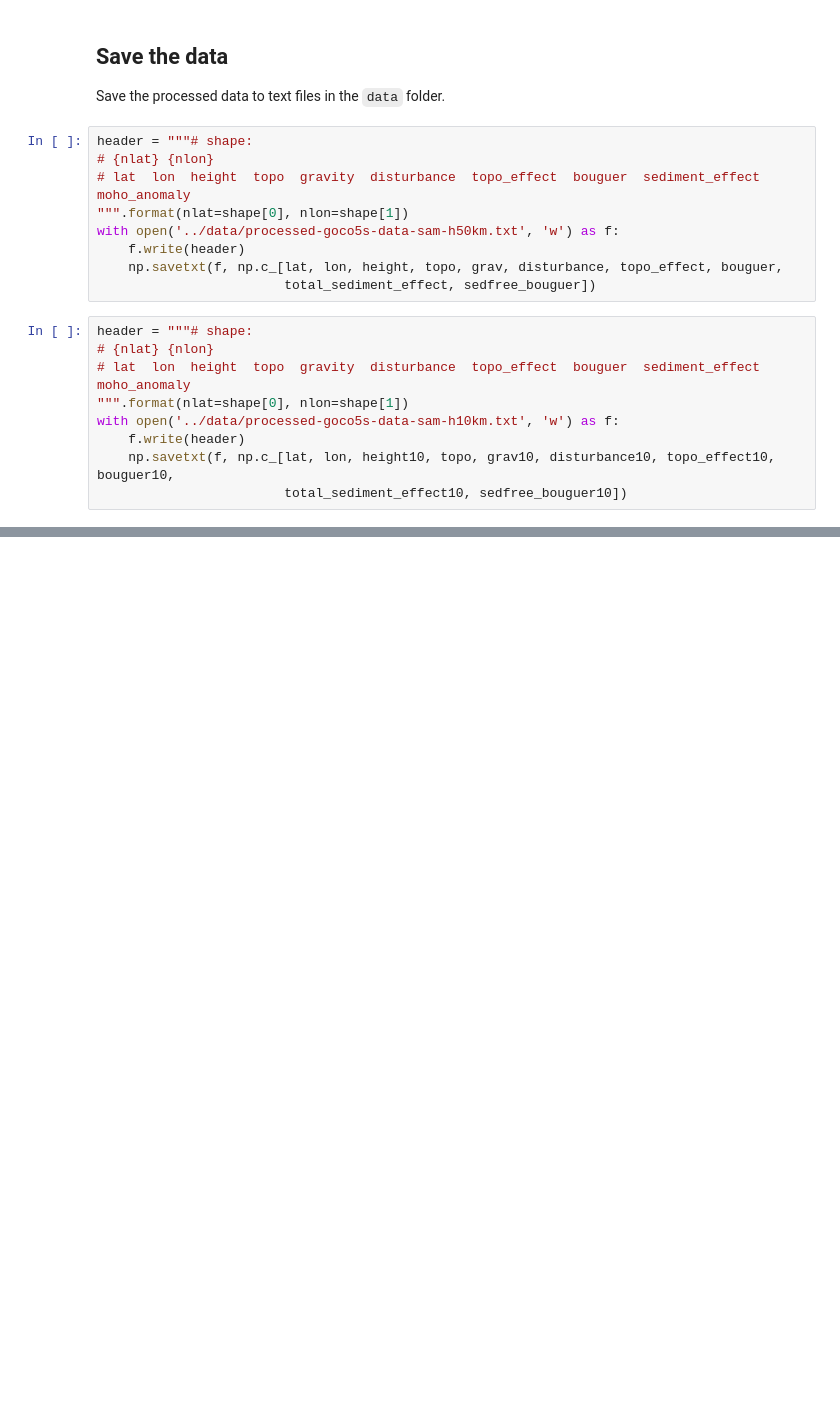
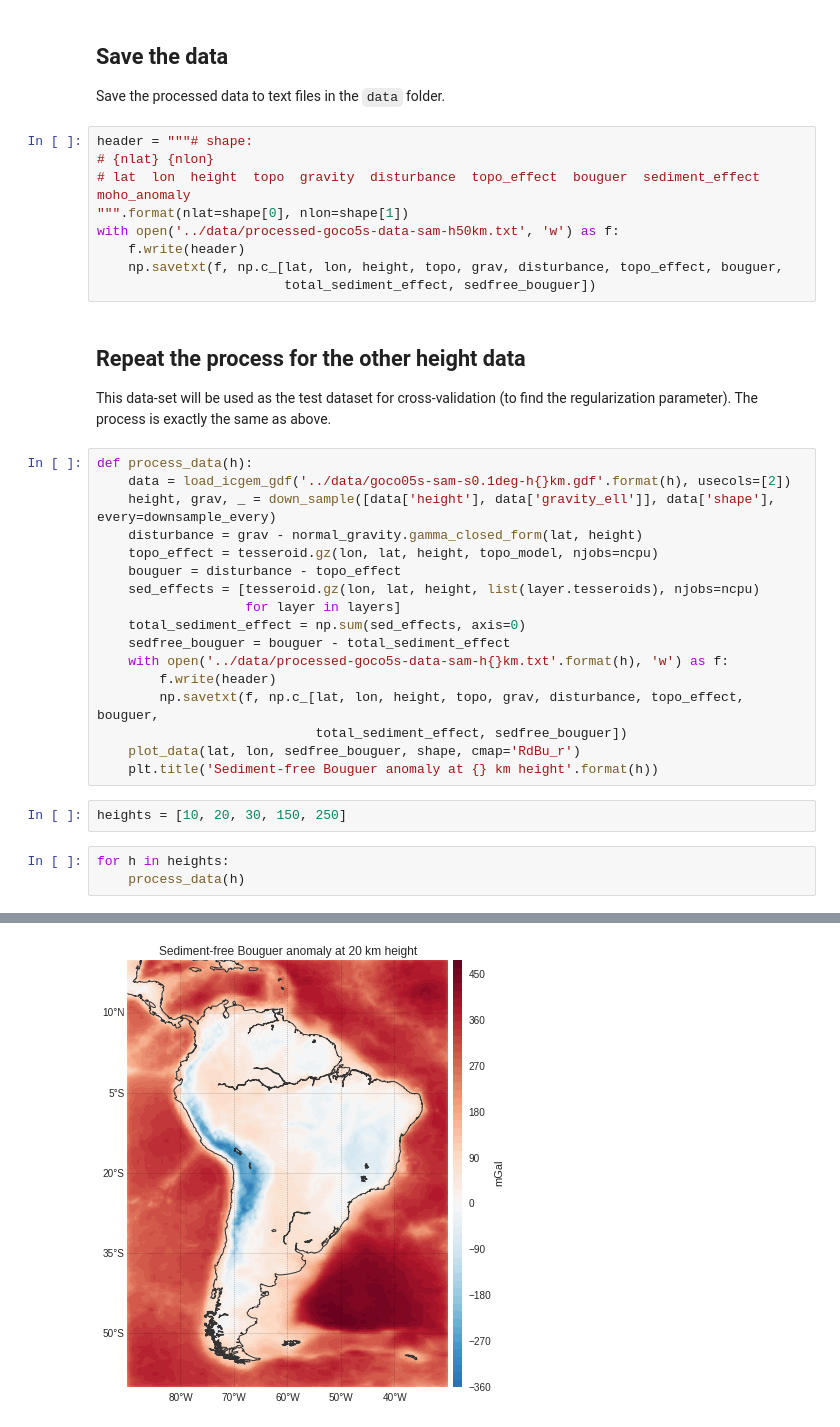
Before and after one commit to pinga-lab/paper-moho-inversion-tesseroids, a Jupyter notebook: notebooks/south-america-gravity-data.ipynb, the cells around one changed output, grey strips where cells are left out. Saved outputs shown, nothing was run; the diff lists cells and outputs as text; blank space fills up the shorter version.

Commit message:
Process data for all heights

```diff
--- a/notebooks/south-america-gravity-data.ipynb
+++ b/notebooks/south-america-gravity-data.ipynb
@@ -290,12 +266,30 @@ with open('../data/processed-goco5s-data-sam-h50km.txt', 'w') as f:
     f.write(header)
     np.savetxt(f, np.c_[lat, lon, height, topo, grav, disturbance, topo_effect, bouguer,
                         total_sediment_effect, sedfree_bouguer])
-# %%
-header = """# shape:
-# {nlat} {nlon}
-# lat  lon  height  topo  gravity  disturbance  topo_effect  bouguer  sediment_effect  moho_anomaly
-""".format(nlat=shape[0], nlon=shape[1])
-with open('../data/processed-goco5s-data-sam-h10km.txt', 'w') as f:
-    f.write(header)
-    np.savetxt(f, np.c_[lat, lon, height10, topo, grav10, disturbance10, topo_effect10, bouguer10,
-                        total_sediment_effect10, sedfree_bouguer10])
+# %% [markdown]
+## Repeat the process for the other height data
+
+This data-set will be used as the test dataset for cross-validation (to find the regularization parameter). The process is exactly the same as above.
+# %%
+def process_data(h):
+    data = load_icgem_gdf('../data/goco05s-sam-s0.1deg-h{}km.gdf'.format(h), usecols=[2])
+    height, grav, _ = down_sample([data['height'], data['gravity_ell']], data['shape'], every=downsample_every)
+    disturbance = grav - normal_gravity.gamma_closed_form(lat, height)
+    topo_effect = tesseroid.gz(lon, lat, height, topo_model, njobs=ncpu)
+    bouguer = disturbance - topo_effect
+    sed_effects = [tesseroid.gz(lon, lat, height, list(layer.tesseroids), njobs=ncpu)
+                   for layer in layers]
+    total_sediment_effect = np.sum(sed_effects, axis=0)
+    sedfree_bouguer = bouguer - total_sediment_effect
+    with open('../data/processed-goco5s-data-sam-h{}km.txt'.format(h), 'w') as f:
+        f.write(header)
+        np.savetxt(f, np.c_[lat, lon, height, topo, grav, disturbance, topo_effect, bouguer,
+                            total_sediment_effect, sedfree_bouguer])
+    plot_data(lat, lon, sedfree_bouguer, shape, cmap='RdBu_r')
+    plt.title('Sediment-free Bouguer anomaly at {} km height'.format(h))
+# %%
+heights = [10, 20, 30, 150, 250]
+# %%
+for h in heights:
+    process_data(h)
+# %% [output]
@@ -301,0 +297 @@ with open('../data/processed-goco5s-data-sam-h10km.txt', 'w') as f:
+[figure, added]
```
Also changed, not shown: parts of 14 cells of this notebook, 4 other files.
